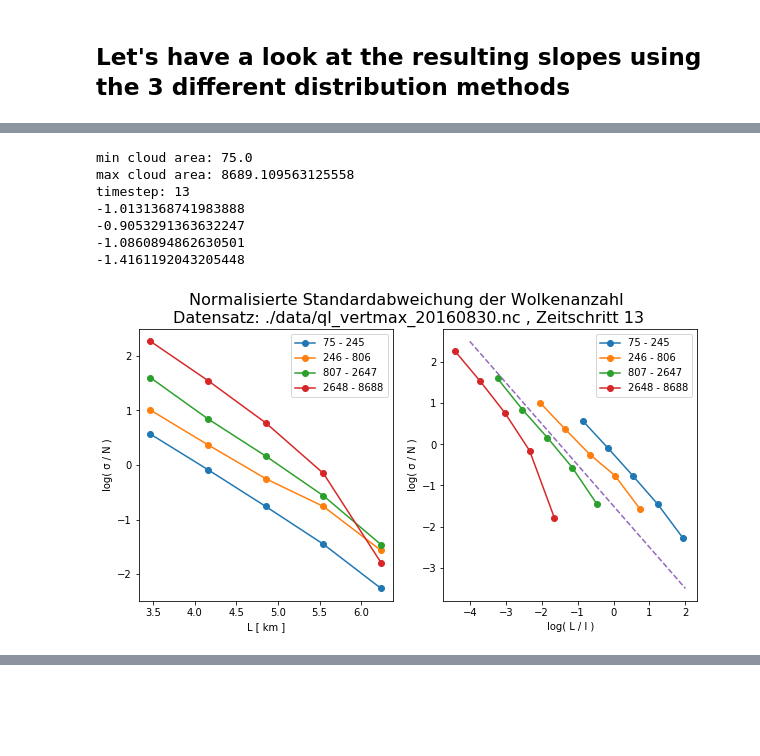
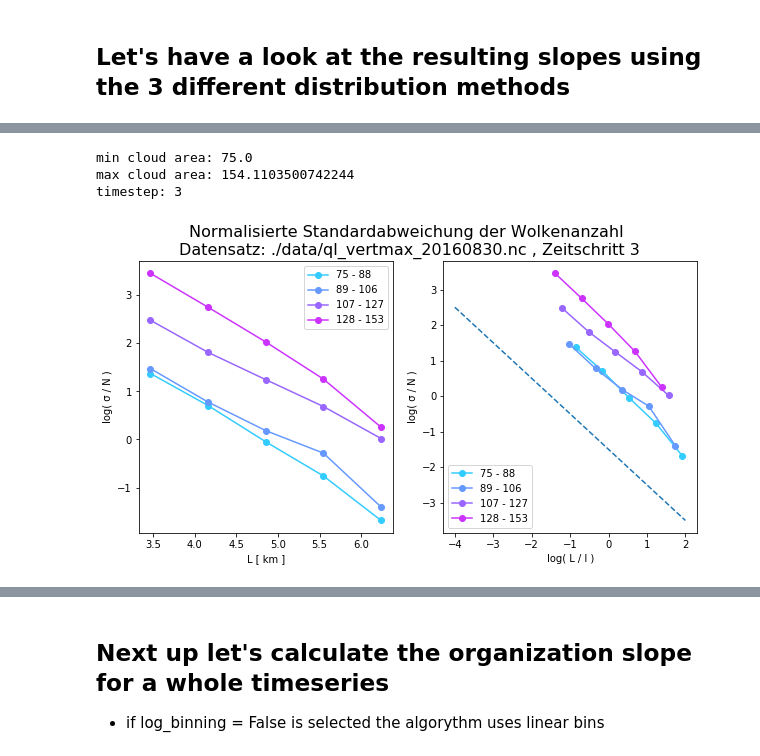
Before and after one commit to tillvondenhoff/SHK_project, a Jupyter notebook: cloudAnalysis.ipynb, the cells around one changed output, grey strips where cells are left out. Cells and saved outputs as stored; diff of their text form; code cells hidden in the pictures; blank space fills up the shorter version.

```diff
--- a/cloudAnalysis.ipynb
+++ b/cloudAnalysis.ipynb
@@ -134,8 +141,10 @@ reload(cloud_and_plumes_slopes)
 import matplotlib.pyplot as plt
 from random import random
 
-hist_bins = 25       #number of bins used for the histogram
+
+hist_bins   = 25       #number of bins used for the histogram
 buffer_size = .5     #buffer_size given as a percentage of the full domain's length
+
 
 colors = [(0.5,0.5,0.5)] + [(random(),random(),random()) for i in range(1000)]
 random_cmap = matplotlib.colors.LinearSegmentedColormap.from_list('random_cmap', colors, N=1000)
@@ -145,19 +154,13 @@ for i in range(len(slope_log)):
     if np.isnan(slope_log[i]):
         absolute.append(slope_log[i])
     else:
-        absolute.append(np.abs(slope_log[i]-slope_com[i]))
+        absolute.append(np.abs(slope_log[i]-slope_cum[i]))
 
-timestep = 9 #np.nanargmax(absolute)+len(cloud_data.variables['time'][:])-len(time)
-
-print ('min:',np.nanmin(absolute),'at pos',np.nanargmin(absolute)+len(cloud_data.variables['time'][:])-len(time))
-print ('max:',np.nanmax(absolute),'at pos',np.nanargmax(absolute)+len(cloud_data.variables['time'][:])-len(time))
-
-print ('slopes:',slope_log[timestep-len(cloud_data.variables['time'][:])+len(time)], slope_com[timestep-len(cloud_data.variables['time'][:])+len(time)])
-print ('timestep:',timestep,'[',timestep-len(cloud_data.variables['time'][:])+len(time),']')
+timestep = np.nanargmax(absolute)+len(cloud_data.variables['time'][:])-len(time)
 
 # marks everything above ref_min as a cloud
 cloud_2D_mask = np.zeros_like(cloud_data.variables['ql'][timestep,:,:])
-cloud_2D_mask[cloud_data.variables['ql'][timestep,:,:] > thresh] = 1
+cloud_2D_mask[cloud_data.variables['ql'][timestep,:,:] > ref_min] = 1
 
 # calculates how many clouds exist in cloud_2D_mask, returns total number of clouds
 labeled_clouds, A_buf, n_buffer, cloud_center_x, cloud_center_y, cloud_pixels = cluster_2D(cloud_2D_mask,buffer_size)
@@ -172,7 +175,7 @@ plt.xscale('log')
 
 masked_clouds = np.ma.masked_where(labeled_clouds<1,labeled_clouds)
 fig,ax = plt.subplots(1,2,figsize=(20,10))
-fig.suptitle('cloud snapshot \ndate: 30th august 2016, time: 10:30', fontsize=16)
+fig.suptitle('cloud snapshot \ntime: %s' %time_labels[timestep], fontsize=16)
 
 im1  =ax[0].imshow(cloud_2D_mask)
 im1  =ax[1].imshow(masked_clouds,cmap=random_cmap)
@@ -246,20 +244,21 @@ import matplotlib.pyplot as plt
 import warnings
 warnings.filterwarnings("ignore")
 
-timestep = 13
+#timestep = 10
 
-subdomains = [2,4,8,16,32]
-log_binning = True
+subdomains     = [2,4,8,16,32]
+log_binning    = True
 
 inbetween_subs = True
-n_bins = 4                 #number of bins per subdomain wich the histogram holds
+n_bins         = 4                 #number of bins per subdomain wich the histogram holds
+ref_min        = 1e-6
+min_pixel      = 9
+buffer_size    = .5           #buffer_size given as a percentage of the full domain's length
 
-min_pixel = 9
-buffer_size = .5           #buffer_size given as a percentage of the full domain's length
 
 l2D = cloud_data.variables['ql'][timestep,:,:]
 l2D_bi = np.zeros_like(l2D).astype(int)
-l2D_bi[l2D>1e-6]=1
+l2D_bi[l2D>ref_min]=1
 
 labeled_clouds, l2D_bi_buf, n_buffer, cloud_center_x, cloud_center_y, cloud_pixels = cluster_2D(l2D_bi,buffer_size)
 
@@ -322,49 +321,43 @@ for n_x_slices in subdomains:
 
     dist = np.asarray(dist)
 
-    #plt.hist(tmp_cl_size,bins=np.logspace(np.log10(cloud_area_min),np.log10(cloud_area_max), n_bins+1),range=(cloud_area_min, cloud_area_max))
-    #plt.show()
-
     for i in range(n_bins):
         N_mean_sub.append(np.mean(dist[:,i]))
         var_sub.append(np.sqrt(np.sum((dist[:,i]-N_mean_sub[i])**2)/len(dist[:,0])))
 
     var.append(var_sub)
     N_mean.append(N_mean_sub)
 
 N_mean = np.asarray(N_mean)
 var = np.asarray(var)
 
 fig,ax = plt.subplots(1,2,figsize=(10,5))
 y_axis = np.log(var/N_mean)
 
 for i in range(n_bins):
     x_axis = np.log(L/l[i])
     m, b = np.polyfit(x_axis, y_axis[:,i], 1)
-    print(m)
-    im1 = ax[0].plot(np.log(L),y_axis[:,i], '-o', label='%i - %i'%(int(l[i]),int(l[i+1])-1))
-    im2 = ax[1].plot(x_axis,y_axis[:,i], '-o', label='%i - %i'%(int(l[i]),int(l[i+1])-1))
+
+    color = plt.cm.cool((i+1)/(n_bins+1))
+    im1 = ax[0].plot(np.log(L),y_axis[:,i], '-o', label='%i - %i'%(int(l[i]),int(l[i+1])-1), color=color)
+    im2 = ax[1].plot(x_axis,y_axis[:,i], '-o', label='%i - %i'%(int(l[i]),int(l[i+1])-1), color=color)
 
 im1 = ax[1].plot([-4,2],np.polyval([-1,-1.5],[-4,2]),'--')
 
 fig.suptitle('Normalisierte Standardabweichung der Wolkenanzahl \nDatensatz: %s , Zeitschritt %i' % (cloud_file,timestep), fontsize=16)
 
 ax[0].legend(loc='best')
 ax[0].set_xlabel('L [ km ]')
 ax[0].set_ylabel('log( σ / N )')
 
 ax[1].legend(loc='best')
 ax[1].set_xlabel('log( L / l )')
 ax[1].set_ylabel('log( σ / N )')
 
-#plt.savefig('organization_clouds_ts%i_20160830.png'%timestep)
+#plt.savefig('organization_clouds_ts%i.png'%timestep)
 plt.show()
 # %% [output]
 min cloud area: 75.0
-max cloud area: 8689.109563125558
-timestep: 13
--1.0131368741983888
--0.9053291363632247
--1.0860894862630501
--1.4161192043205448
+max cloud area: 154.1103500742244
+timestep: 3
-[figure, old version]
+[figure, new version]
@@ -373,3 +366,7 @@ Wall time: 4.02 s
+# %% [markdown]
+Next up let's calculate the organization slope for a whole timeseries
+-
+- if log_binning = False is selected the algorythm uses linear bins
 # %%
 %%time
 import numpy as np
```
Also changed, not shown: parts of 13 cells of this notebook.
